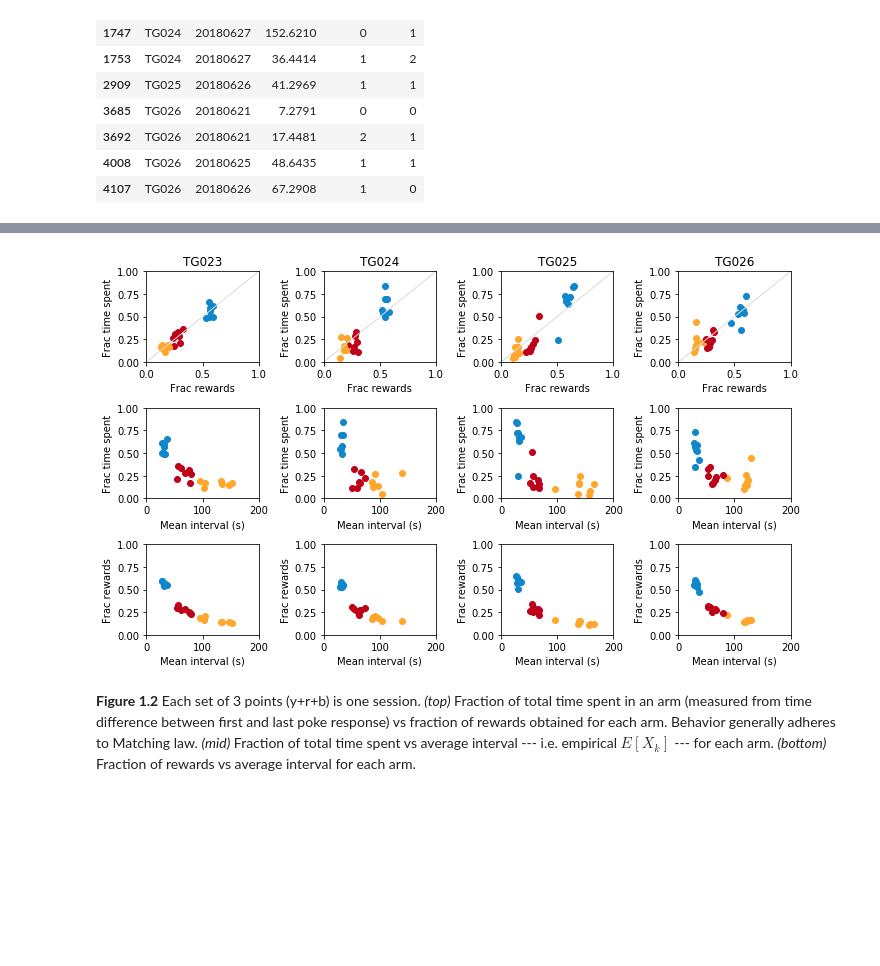
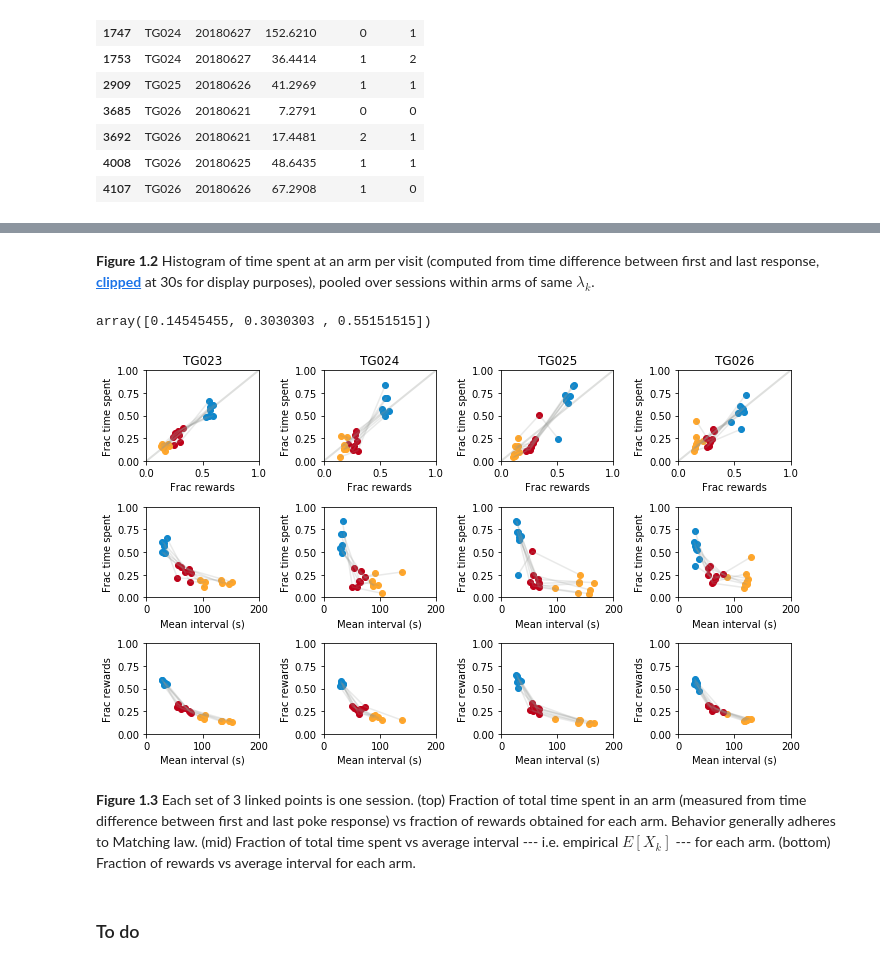
Before and after one commit to tsgouvea/3AF_report, a Jupyter notebook: 3AF_report.ipynb, the cells around one changed output, grey strips where cells are left out. Cells and saved outputs as stored; diff of their text form; code cells hidden in the pictures; blank space fills up the shorter version.

```diff
--- a/3AF_report.ipynb
+++ b/3AF_report.ipynb
@@ -19,3 +19,4 @@ with open('dfLing.pkl','rb') as fname:
     dfLing=pickle.load(fname)
 
 listSubj=np.array(list(set(dfVI.subj)))
+listSubj.sort()
@@ -91,11 +93,12 @@ for iSubj in range(len(listSubj)):
     ha[iSubj].set_xlabel('Interval (s)')
     ha[iSubj].set_title(nameSubj)
 
-    for iArm in set(dfVI_sess['armVal']):
+    for iArm in set(dfVI_subj['armVal']):
 
         dfVI_arm=dfVI_subj[dfVI_subj['armVal']==iArm]
         x=dfVI_arm.interval
-        ha[iSubj].hist(x,bins=30,cumulative=False,density=False,histtype='step',color=colors[iArm],lw=2)
+        x=x.clip(0,300)
+        ha[iSubj].hist(x,bins=np.linspace(0,300,61),cumulative=False,density=False,histtype='step',color=colors[iArm],lw=2)
 
 plt.tight_layout()
 # %% [output]
@@ -104,0 +108,25 @@ plt.tight_layout()
+# %%
+hf, ha = plt.subplots(1,len(listSubj),figsize=(12,3))#,sharex=True,sharey=True)
+ha[0].set_ylabel('Counts')
+for iSubj in range(len(listSubj)):
+    nameSubj=listSubj[iSubj]
+
+    dfLing_subj=dfLing[dfLing['subj']==nameSubj]
+
+    listSess=np.array(list(set(dfLing_subj['date'])))
+    listSess.sort()
+
+    ha[iSubj].set_xlabel('Time spent per visit (s)')
+    ha[iSubj].set_title(nameSubj)
+
+    listArmVal=np.array(list(set(dfLing_subj['armVal'])))
+    listArmVal.sort()
+
+    for iArm in range(len(listArmVal)):
+
+        dfLing_arm=dfLing_subj[dfLing_subj['armVal']==listArmVal[iArm]]
+        x=dfLing_arm.lingert
+        x=x.clip(0,30)
+        ha[iSubj].hist(x,bins=np.linspace(0,30,31),cumulative=False,density=False,histtype='step',color=colors[iArm],lw=2)
+
+plt.tight_layout()
@@ -105,3 +135,9 @@ plt.tight_layout()
+# %% [markdown]
+**Figure 1.2** Histogram of time spent at an arm per visit (computed from time difference between first and last response, __[clipped](https://docs.scipy.org/doc/numpy/reference/generated/numpy.clip.html)__ at 30s for display purposes), pooled over sessions within arms of same $\lambda_k$.
+# %%
+np.sort(fracRew)
+# %% [output]
+array([0.14545455, 0.3030303 , 0.55151515])
 # %%
 hf, ha = plt.subplots(3,len(listSubj),figsize=(10,6))#,sharex=True,sharey=True)
 
@@ -113,6 +149,8 @@ for iSubj in range(len(listSubj)):
 
     listSess=np.array(list(set(dfVI_subj['date'])))
     listSess.sort()
+
+    ha[0,iSubj].plot([0,1],[0,1],c='xkcd:gray',lw=2, alpha=.3)
 
 #     print(nameSubj,listSess)
 
@@ -134,44 +172,44 @@ for iSubj in range(len(listSubj)):
             fracTime[iArm]=dfLing_arm['lingert'].sum()/dfLing_sess['lingert'].sum()
             fracRew[iArm]=dfLing_arm['nRew'].sum()/dfLing_sess['nRew'].sum()
 
-#         ndx=np.arange(3)[]
-#         ha[0,iSubj].plot(fracRew,fracTime,c='xkcd:gray',alpha=.2)
-#         ha[1,iSubj].plot(mu,fracTime,c='xkcd:gray',alpha=.2)
-#         ha[2,iSubj].plot(mu,fracRew,c='xkcd:gray',alpha=.2)
+        ha[0,iSubj].plot(np.sort(fracRew),fracTime[np.argsort(fracRew)],c='xkcd:gray',alpha=.2)
+        ha[1,iSubj].plot(np.sort(mu),fracTime[np.argsort(mu)],c='xkcd:gray',alpha=.2)
+        ha[2,iSubj].plot(np.sort(mu),fracRew[np.argsort(mu)],c='xkcd:gray',alpha=.2)
 
         for iArm in set(dfVI_sess['armNo']):
             dfVI_arm=dfVI_sess[dfVI_sess['armNo']==iArm]
             dfLing_arm=dfLing_sess[dfLing_sess['armNo']==iArm]
             color=colors[np.arange(3)[mu[iArm]==sorted(mu)].item()]
 
             ha[0,iSubj].scatter(fracRew[iArm],fracTime[iArm],c=color)
 
             ha[1,iSubj].scatter(mu[iArm],fracTime[iArm],c=color)
 
             ha[2,iSubj].scatter(mu[iArm],fracRew[iArm],c=color)
 
-    ha[0,iSubj].plot([0,1],[0,1],c='xkcd:light gray',lw=1)
     ha[0,iSubj].set_title(nameSubj)
     ha[0,iSubj].set_xlabel('Frac rewards')
     ha[0,iSubj].set_ylabel('Frac time spent')
     ha[0,iSubj].set_xlim(0,1)
     ha[0,iSubj].set_ylim(0,1)
 
     ha[1,iSubj].set_xlabel('Mean interval (s)')
     ha[1,iSubj].set_ylabel('Frac time spent')
     ha[1,iSubj].set_xlim(0,200)
     ha[1,iSubj].set_ylim(0,1)
 
     ha[2,iSubj].set_xlabel('Mean interval (s)')
     ha[2,iSubj].set_ylabel('Frac rewards')
     ha[2,iSubj].set_xlim(0,200)
     ha[2,iSubj].set_ylim(0,1)
 
 plt.tight_layout()
 # %% [output]
-[figure, old version]
+[figure, new version]
 # %% [markdown]
-**Figure 1.2** Each set of 3 points (y+r+b) is one session.
-*(top)* Fraction of total time spent in an arm (measured from time difference between first and last poke response) vs fraction of rewards obtained for each arm. Behavior generally adheres to Matching law.
-*(mid)* Fraction of total time spent vs average interval --- i.e. empirical $E [X_k ] $ --- for each arm.
-*(bottom)* Fraction of rewards vs average interval for each arm.
+**Figure 1.3** Each set of 3 linked points is one session.
+(top) Fraction of total time spent in an arm (measured from time difference between first and last poke response) vs fraction of rewards obtained for each arm. Behavior generally adheres to Matching law.
+(mid) Fraction of total time spent vs average interval --- i.e. empirical $E [X_k ] $ --- for each arm.
+(bottom) Fraction of rewards vs average interval for each arm.
+# %% [markdown]
+### To do
```
Also changed, not shown: parts of 10 cells of this notebook, 1 other file.
